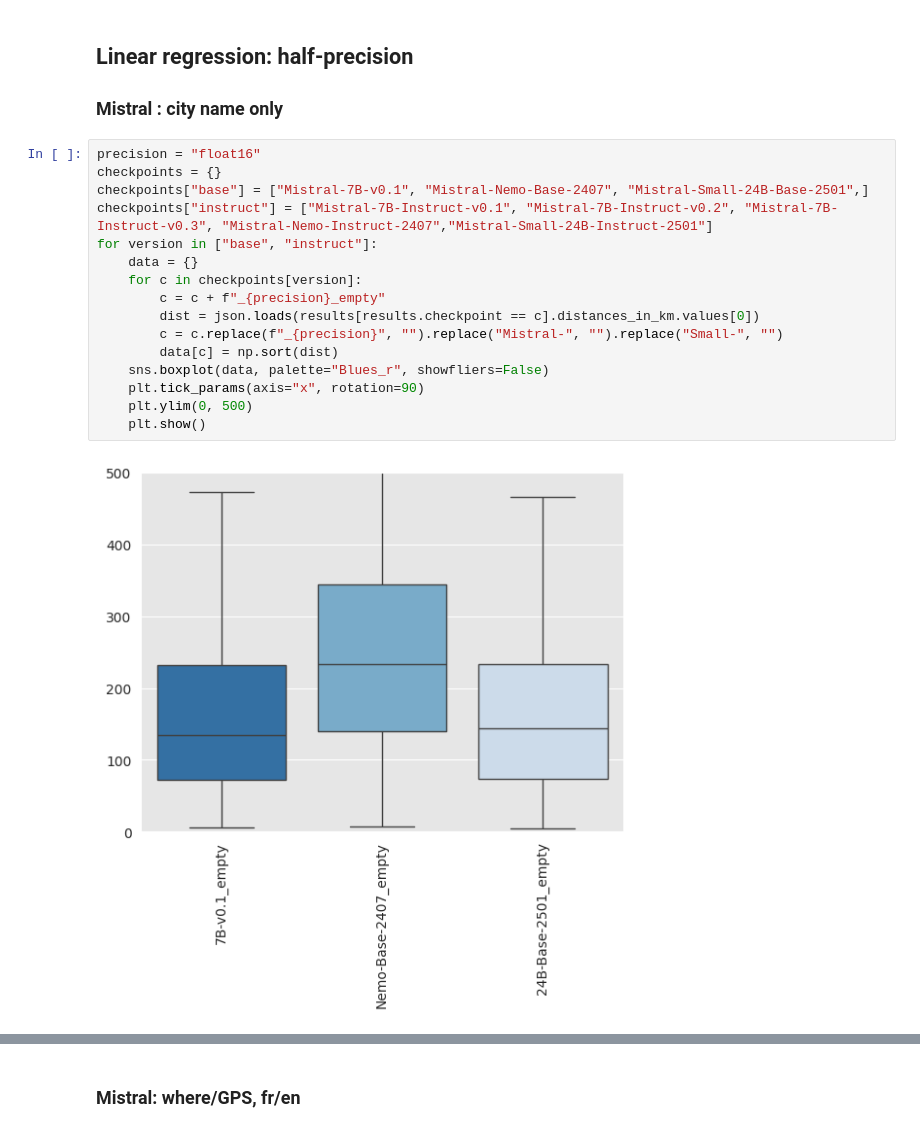
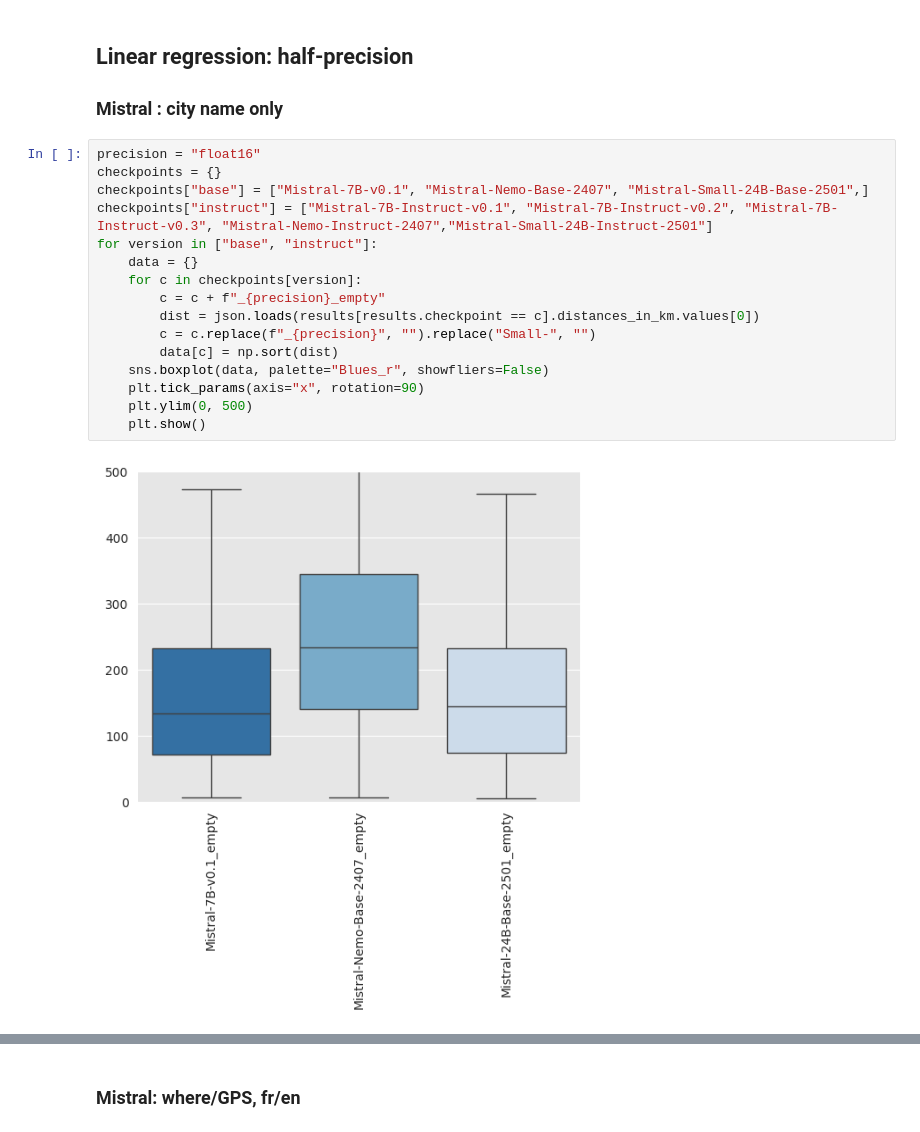
Before and after one commit to AdrienGuille/geo-llm, a Jupyter notebook: 5_Probing.ipynb, the cells around one changed output, grey strips where cells are left out. Cells and saved outputs as stored; diff of their text form.

```diff
--- a/5_Probing.ipynb
+++ b/5_Probing.ipynb
@@ -26,18 +26,18 @@ results.head()
 # %%
 precision = "float16"
 checkpoints = {}
 checkpoints["base"] = ["Mistral-7B-v0.1", "Mistral-Nemo-Base-2407", "Mistral-Small-24B-Base-2501",]
 checkpoints["instruct"] = ["Mistral-7B-Instruct-v0.1", "Mistral-7B-Instruct-v0.2", "Mistral-7B-Instruct-v0.3", "Mistral-Nemo-Instruct-2407","Mistral-Small-24B-Instruct-2501"]
 for version in ["base", "instruct"]:
     data = {}
     for c in checkpoints[version]:
         c = c + f"_{precision}_empty"
         dist = json.loads(results[results.checkpoint == c].distances_in_km.values[0])
-        c = c.replace(f"_{precision}", "").replace("Mistral-", "").replace("Small-", "")
+        c = c.replace(f"_{precision}", "").replace("Small-", "")
         data[c] = np.sort(dist)
     sns.boxplot(data, palette="Blues_r", showfliers=False)
     plt.tick_params(axis="x", rotation=90)
     plt.ylim(0, 500)
     plt.show()
 # %% [output]
-[figure, old version]
+[figure, new version]
```
Also changed, not shown: parts of 9 cells of this notebook.
